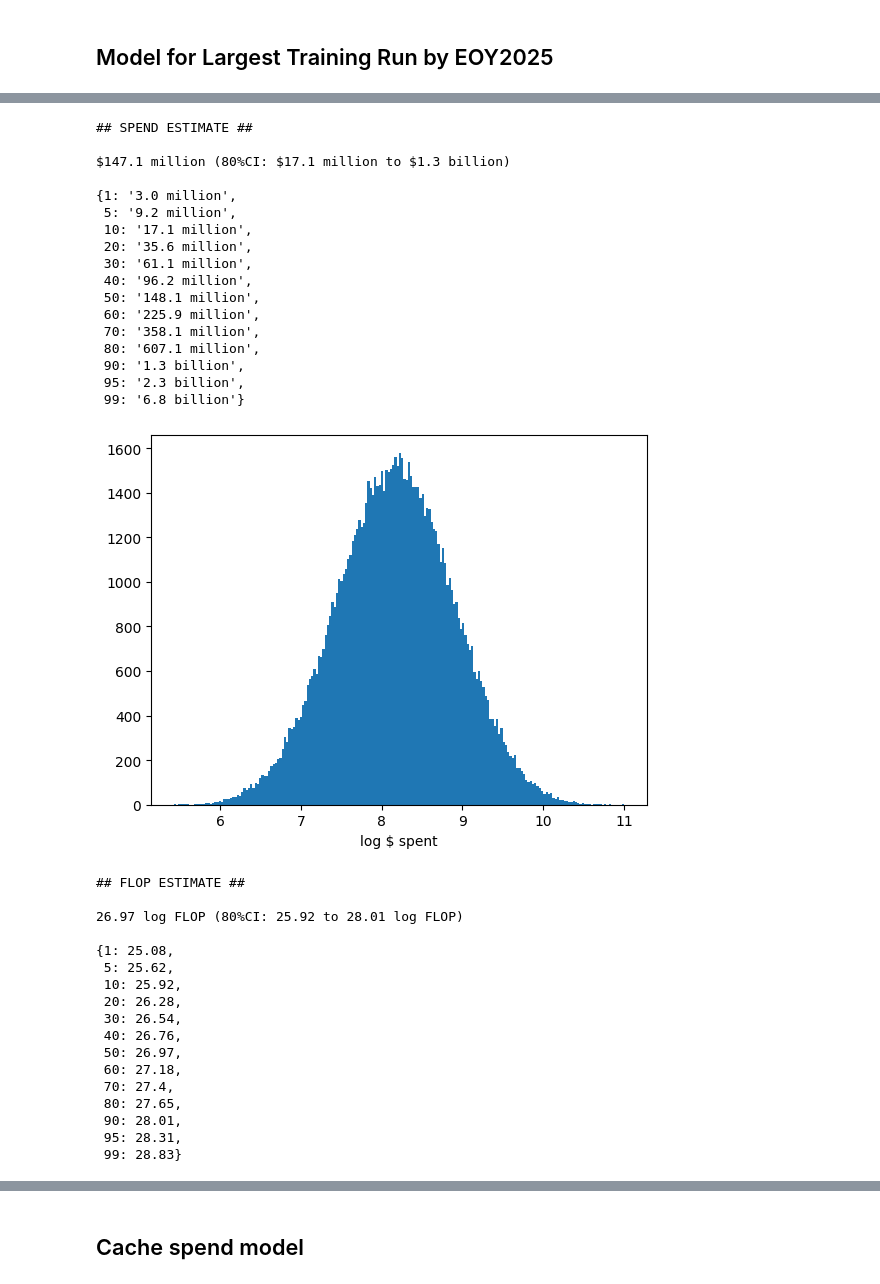
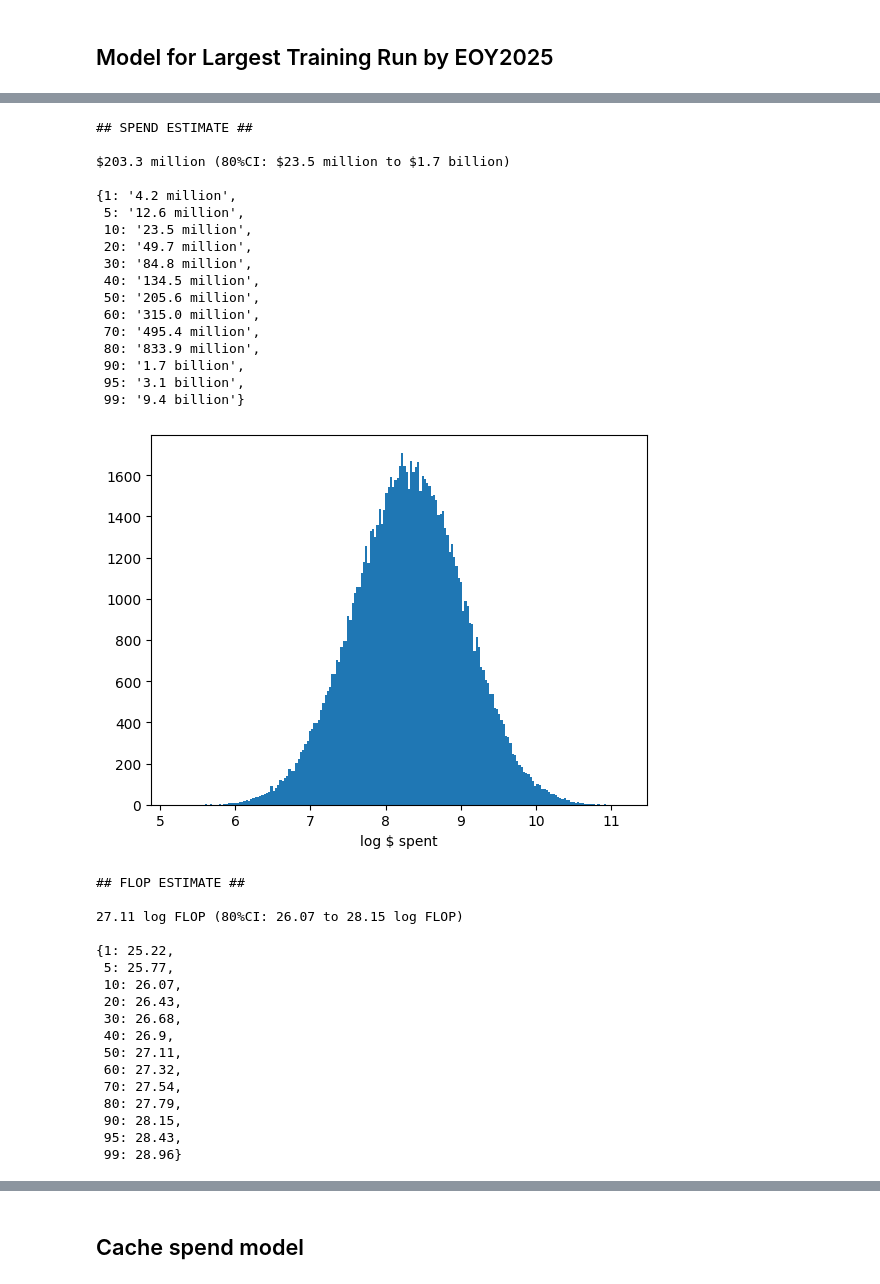
Before and after one commit to rethinkpriorities/future-assessment-model, a Jupyter notebook: (3A) Initial TAI Spend Model.ipynb, the cells around one changed output, grey strips where cells are left out. Drawn from its saved outputs; the diff is of its cells as text; code cells hidden in the pictures.

```diff
--- a/(3A) Initial TAI Spend Model.ipynb
+++ b/(3A) Initial TAI Spend Model.ipynb
@@ -287,42 +287,42 @@ $120.0 million (80%CI: $33.3 million to $438.0 million)
 # %%
-largest_google_model_prediction = bigtech_spend_on_largest_model_this_year(annual_r_and_d_spend=sq.lognorm(35*B, 90*B, credibility=80),
+largest_google_model_prediction = bigtech_spend_on_largest_model_this_year(annual_r_and_d_spend=sq.lognorm(50*B, 120*B, credibility=80),
                                                                            percent_r_and_d_on_ai=pct_dist(0.05, 0.6),
                                                                            percent_ai_spend_on_compute=pct_dist(mean=0.57, sd=0.12),
                                                                            percent_compute_on_biggest_model=pct_dist(0.005, 0.15))
 show_model_forecast(largest_google_model_prediction @ (100*K))
 # %% [output]
 ## SPEND ESTIMATE ##
 
-$147.1 million (80%CI: $17.1 million to $1.3 billion)
+$203.3 million (80%CI: $23.5 million to $1.7 billion)
 
-{1: '3.0 million',
- 5: '9.2 million',
- 10: '17.1 million',
- 20: '35.6 million',
- 30: '61.1 million',
- 40: '96.2 million',
- 50: '148.1 million',
- 60: '225.9 million',
- 70: '358.1 million',
- 80: '607.1 million',
- 90: '1.3 billion',
- 95: '2.3 billion',
- 99: '6.8 billion'}
+{1: '4.2 million',
+ 5: '12.6 million',
+ 10: '23.5 million',
+ 20: '49.7 million',
+ 30: '84.8 million',
+ 40: '134.5 million',
+ 50: '205.6 million',
+ 60: '315.0 million',
+ 70: '495.4 million',
+ 80: '833.9 million',
+ 90: '1.7 billion',
+ 95: '3.1 billion',
+ 99: '9.4 billion'}
-[figure, old version]
+[figure, new version]
 ## FLOP ESTIMATE ##
 
-26.97 log FLOP (80%CI: 25.92 to 28.01 log FLOP)
+27.11 log FLOP (80%CI: 26.07 to 28.15 log FLOP)
 
-{1: 25.08,
- 5: 25.62,
- 10: 25.92,
- 20: 26.28,
- 30: 26.54,
- 40: 26.76,
- 50: 26.97,
- 60: 27.18,
- 70: 27.4,
- 80: 27.65,
- 90: 28.01,
- 95: 28.31,
- 99: 28.83}
+{1: 25.22,
+ 5: 25.77,
+ 10: 26.07,
+ 20: 26.43,
+ 30: 26.68,
+ 40: 26.9,
+ 50: 27.11,
+ 60: 27.32,
+ 70: 27.54,
+ 80: 27.79,
+ 90: 28.15,
+ 95: 28.43,
+ 99: 28.96}
```
Also changed, not shown: parts of 22 cells of this notebook.
